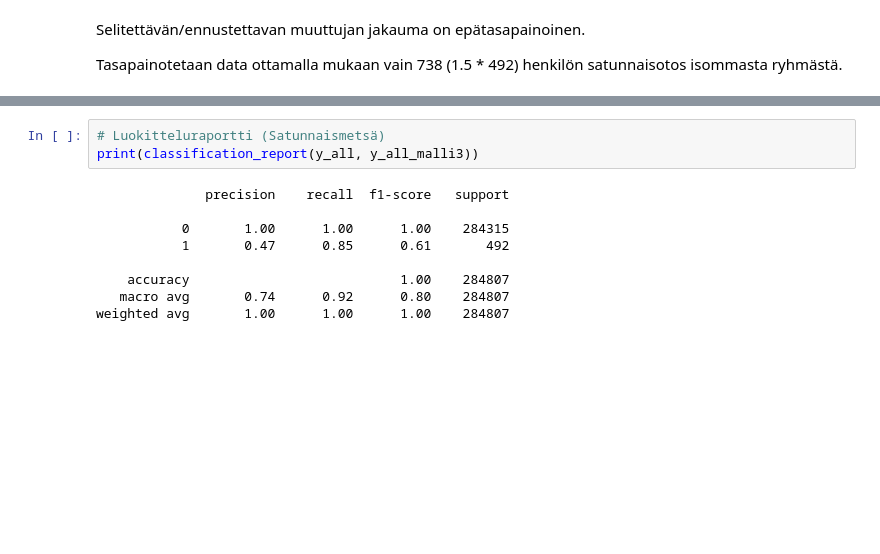
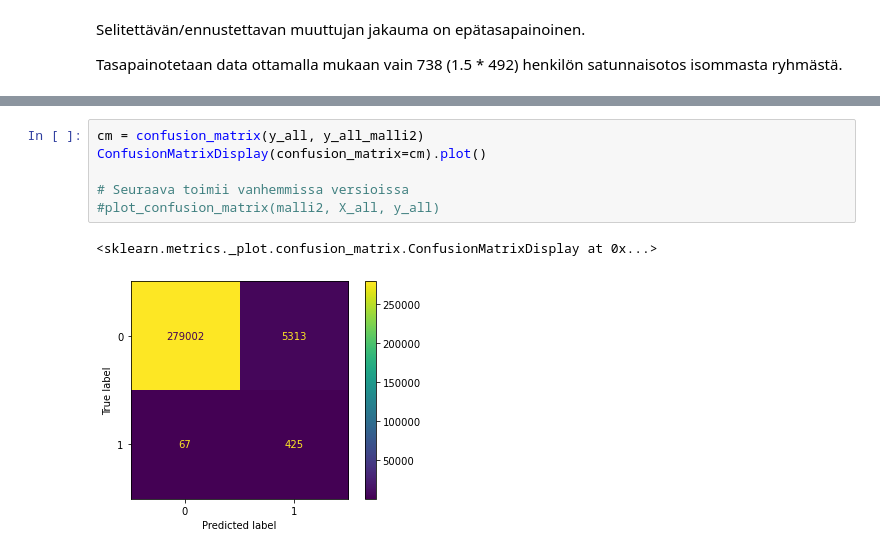
Before and after one commit to taanila/koneoppiminen, a Jupyter notebook: creditcard.ipynb, the cells around one changed output, grey strips where cells are left out. Cells and saved outputs as stored; diff of their text form; blank space fills up the shorter version.

```diff
--- a/creditcard.ipynb
+++ b/creditcard.ipynb
@@ -183,12 +186,9 @@ plot_confusion_matrix(malli3, X_all, y_all)
-# %%
-# Luokitteluraportti (Satunnaismetsä)
-print(classification_report(y_all, y_all_malli3))
-# %% [output]
-              precision    recall  f1-score   support
-
-           0       1.00      1.00      1.00    284315
-           1       0.47      0.85      0.61       492
-
-    accuracy                           1.00    284807
-   macro avg       0.74      0.92      0.80    284807
-weighted avg       1.00      1.00      1.00    284807
+# %%
+cm = confusion_matrix(y_all, y_all_malli2)
+ConfusionMatrixDisplay(confusion_matrix=cm).plot()
+
+# Seuraava toimii vanhemmissa versioissa
+#plot_confusion_matrix(malli2, X_all, y_all)
+# %% [output]
+<sklearn.metrics._plot.confusion_matrix.ConfusionMatrixDisplay at 0x...>
+[figure, added]
```
Also changed, not shown: parts of 26 cells of this notebook.
